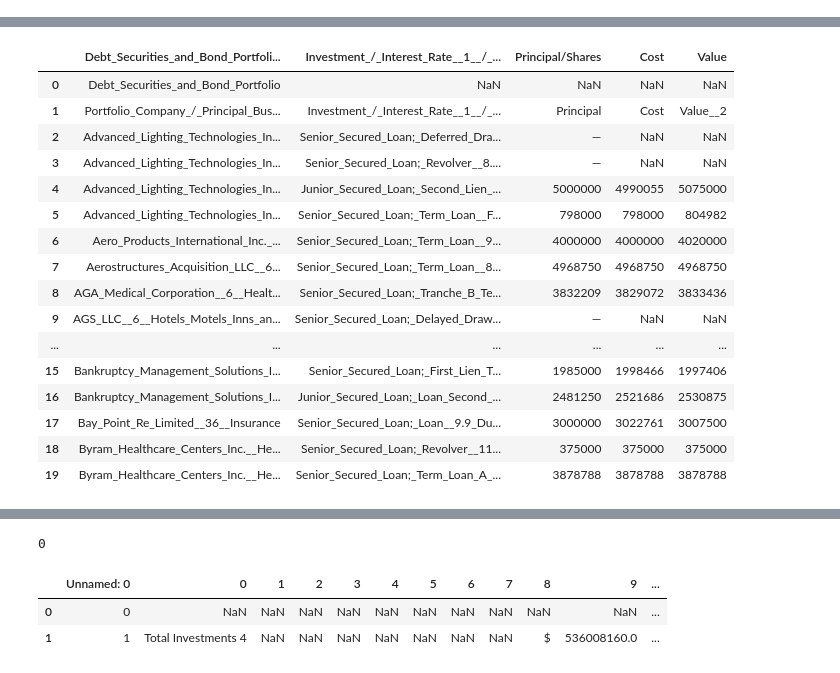
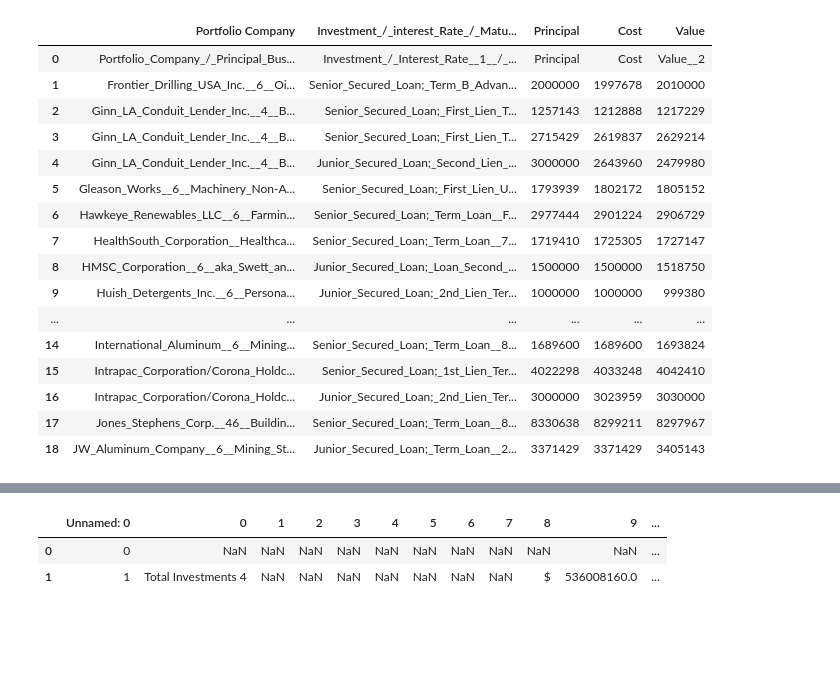
Before and after one commit to Coffee-Code-Philly-Accelerator/sec_filings, a Jupyter notebook: 1372807/debugging.ipynb, the cells around one changed output, grey strips where cells are left out. Cells and saved outputs as stored; diff of their text form; code cells hidden in the pictures; blank space fills up the shorter version.

```diff
--- a/1372807/debugging.ipynb
+++ b/1372807/debugging.ipynb
@@ -230,7 +230,6 @@ def remove_row_duplicates(row:pd.Series)->pd.Series:
     return pd.Series(out)
 
 
-
 def _clean(
     file_path:str,
     except_rows:str,
@@ -288,7 +287,7 @@ def main()->None:
     for qtr in qtrs:
         if '.csv' in qtr or not os.path.exists(os.path.join(qtr,f'Schedule_of_Investments_0.csv')):
             continue
-        qtr = '2007-06-30'
+        # qtr = '2007-06-30'
         # logger.info(qtr)
         display(qtr)
         index_list_sum = i = 0
@@ -300,7 +299,8 @@ def main()->None:
         # soi_files = [f for f in soi_files] # if f not in ex]
         if len(soi_files) == 0:
             continue
-        df,merged_pair_idxs = _clean(soi_files[i],except_rows=ex_rows,merged_pair_idxs={})
+        merged_pair_idxs = ex.get(soi_files[i],{})
+        df,merged_pair_idxs = _clean(soi_files[i],except_rows=ex_rows,merged_pair_idxs=merged_pair_idxs)
 
         index_list = df.apply(
             lambda row:row.astype(str).str.contains(stopping_criterion(qtr), case=False, na=False).any(),
@@ -336,7 +336,7 @@ def main()->None:
         columns_to_drop = date_final.notna().sum() <= 2
         date_final.drop(columns=columns_to_drop[columns_to_drop].index)
         date_final.to_csv(os.path.join(qtr,'output',f'{qtr}.csv'),index=False)
-        break
+        # break
 
     # Use glob to find files
     files = sorted(glob.glob(f'*/output/*.csv'), key=extract_date)
@@ -346,10 +346,7 @@ def main()->None:
     single_truth.drop(columns=single_truth.columns[['Unnamed' in col for col in single_truth.columns]],inplace=True)
     single_truth.to_csv(f'{cik}_soi_table.csv',index=False)
 
-warnings.simplefilter(action='ignore', category=FutureWarning)
-cik = 1372807
-# logger = init_logger(cik)
-# logger.info(cik)
+
 def exceptions()->dict:
     return {
         '2006-12-31/Schedule_of_Investments_1.csv':dict(),
@@ -455,8 +452,20 @@ def exceptions()->dict:
         '2009-06-30/Schedule_of_Investments_38.csv':dict(),
         '2009-06-30/Schedule_of_Investments_14.csv':dict(),
         '2021-12-31/Schedule_of_Investments_5.csv':dict(),
-        '2021-12-31/Schedule_of_Investments_6.csv':dict()
+        '2021-12-31/Schedule_of_Investments_6.csv':dict(),
+        '2007-06-30/Schedule_of_Investments_0.csv':{
+            'Portfolio Company': np.array([ True]+[False]*8),
+            'Investment_/_interest_Rate_/_Maturity': np.array([False,True]+[False]*7),
+            'Principal':np.array([False,False,True]+[False]*6),
+            'Cost':np.array([False,False,False,True]+[False]*5),
+            'Value':np.array([False]*4+[True]+[False]*4)
+        }
     }
 
+
+warnings.simplefilter(action='ignore', category=FutureWarning)
+cik = 1372807
+# logger = init_logger(cik)
+# logger.info(cik)
 main()
 # %% [output]
@@ -473,7 +489,7 @@ WARNING:root:Applied processor reduces input query to empty string, all comparis
 # %%
 import pandas as pd
 
-file_path = r'2007-06-30/Schedule_of_Investments_0.csv'
+file_path = r'2007-06-30/Schedule_of_Investments_2.csv'
 
 
 
@@ -556,34 +572,55 @@ def _clean(
     df,merge_pair_idxs = merge_duplicate_columns(df,merged_pair_idxs=merged_pair_idxs)
     duplicate_idx = df.apply(lambda row:row[pd.to_numeric(row,errors='coerce').isna()].duplicated().sum() > 1 ,axis=1)
     clean_rows = df.loc[duplicate_idx].apply(remove_row_duplicates, axis=1).reset_index(drop=True)
     j = 0
     # display(clean_rows)
     for i,flag in enumerate(duplicate_idx):
         if not flag:
             continue
         df.iloc[i,:] = clean_rows.loc[j,:].tolist()
         j += 1
     df.replace([''],np.nan,regex=True,inplace=True) #':','$','%'
     df.dropna(axis=1,how='all',inplace=True)
 
     columns = (~df.isna()).sum(axis=0) < (4  if df.shape[0] > 12 else 2 if df.shape[0] == 4 else 0)
     df = df.drop(columns=df.columns[columns])
     return df.reset_index(drop=True),merge_pair_idxs
 
 
-# merged_pair_idxs = {
-#             'Portfolio Company': np.array([ True]+[False]*12),
-#         }
-merged_pair_idxs = {}
+merged_pair_idxs = {
+            'Portfolio Company': np.array([ True]+[False]*8),
+            'Investment_/_interest_Rate_/_Maturity': np.array([False,True]+[False]*7),
+            'Principal':np.array([False,False,True]+[False]*6),
+            'Cost':np.array([False,False,False,True]+[False]*5),
+            'Value':np.array([False]*4+[True]+[False]*4)
+        }
+# merged_pair_idxs = {}
 ex = exceptions()
 ex_rows = '|'.join(except_rows())
 df,merged_pair_idxs = _clean(file_path,except_rows=ex_rows,merged_pair_idxs=merged_pair_idxs)
 display(df)
 display(merged_pair_idxs)
 index_list = df.apply(
     lambda row:row.astype(str).str.contains(stopping_criterion(None), case=False, na=False).any(),
     axis=1
 )
 index_list_sum = index_list.sum()
 index_list_sum
 # %% [output]
+|  | Portfolio Company | Investment_/_interest_Rate_/_Matu... | Principal | Cost | Value |
+| 0 | Portfolio_Company_/_Principal_Bus... | Investment_/_Interest_Rate__1__/_... | Principal | Cost | Value__2 |
+| 1 | Frontier_Drilling_USA_Inc.__6__Oi... | Senior_Secured_Loan;_Term_B_Advan... | 2000000 | 1997678 | 2010000 |
+| 2 | Ginn_LA_Conduit_Lender_Inc.__4__B... | Senior_Secured_Loan;_First_Lien_T... | 1257143 | 1212888 | 1217229 |
+| 3 | Ginn_LA_Conduit_Lender_Inc.__4__B... | Senior_Secured_Loan;_First_Lien_T... | 2715429 | 2619837 | 2629214 |
+| 4 | Ginn_LA_Conduit_Lender_Inc.__4__B... | Junior_Secured_Loan;_Second_Lien_... | 3000000 | 2643960 | 2479980 |
+| 5 | Gleason_Works__6__Machinery_Non-A... | Senior_Secured_Loan;_First_Lien_U... | 1793939 | 1802172 | 1805152 |
+| 6 | Hawkeye_Renewables_LLC__6__Farmin... | Senior_Secured_Loan;_Term_Loan__F... | 2977444 | 2901224 | 2906729 |
+| 7 | HealthSouth_Corporation__Healthca... | Senior_Secured_Loan;_Term_Loan__7... | 1719410 | 1725305 | 1727147 |
+| 8 | HMSC_Corporation__6__aka_Swett_an... | Junior_Secured_Loan;_Loan_Second_... | 1500000 | 1500000 | 1518750 |
+| 9 | Huish_Detergents_Inc.__6__Persona... | Junior_Secured_Loan;_2nd_Lien_Ter... | 1000000 | 1000000 | 999380 |
+| ... | ... | ... | ... | ... | ... |
+| 14 | International_Aluminum__6__Mining... | Senior_Secured_Loan;_Term_Loan__8... | 1689600 | 1689600 | 1693824 |
+| 15 | Intrapac_Corporation/Corona_Holdc... | Senior_Secured_Loan;_1st_Lien_Ter... | 4022298 | 4033248 | 4042410 |
+| 16 | Intrapac_Corporation/Corona_Holdc... | Junior_Secured_Loan;_2nd_Lien_Ter... | 3000000 | 3023959 | 3030000 |
+| 17 | Jones_Stephens_Corp.__46__Buildin... | Senior_Secured_Loan;_Term_Loan__8... | 8330638 | 8299211 | 8297967 |
+| 18 | JW_Aluminum_Company__6__Mining_St... | Junior_Secured_Loan;_Term_Loan__2... | 3371429 | 3371429 | 3405143 |
@@ -594,17 +631,0 @@ WARNING:root:Applied processor reduces input query to empty string, all comparis
-|  | Debt_Securities_and_Bond_Portfoli... | Investment_/_Interest_Rate__1__/_... | Principal/Shares | Cost | Value |
-| 0 | Debt_Securities_and_Bond_Portfolio | NaN | NaN | NaN | NaN |
-| 1 | Portfolio_Company_/_Principal_Bus... | Investment_/_Interest_Rate__1__/_... | Principal | Cost | Value__2 |
-| 2 | Advanced_Lighting_Technologies_In... | Senior_Secured_Loan;_Deferred_Dra... | — | NaN | NaN |
-| 3 | Advanced_Lighting_Technologies_In... | Senior_Secured_Loan;_Revolver__8.... | — | NaN | NaN |
-| 4 | Advanced_Lighting_Technologies_In... | Junior_Secured_Loan;_Second_Lien_... | 5000000 | 4990055 | 5075000 |
-| 5 | Advanced_Lighting_Technologies_In... | Senior_Secured_Loan;_Term_Loan__F... | 798000 | 798000 | 804982 |
-| 6 | Aero_Products_International_Inc._... | Senior_Secured_Loan;_Term_Loan__9... | 4000000 | 4000000 | 4020000 |
-| 7 | Aerostructures_Acquisition_LLC__6... | Senior_Secured_Loan;_Term_Loan__8... | 4968750 | 4968750 | 4968750 |
-| 8 | AGA_Medical_Corporation__6__Healt... | Senior_Secured_Loan;_Tranche_B_Te... | 3832209 | 3829072 | 3833436 |
-| 9 | AGS_LLC__6__Hotels_Motels_Inns_an... | Senior_Secured_Loan;_Delayed_Draw... | — | NaN | NaN |
-| ... | ... | ... | ... | ... | ... |
-| 15 | Bankruptcy_Management_Solutions_I... | Senior_Secured_Loan;_First_Lien_T... | 1985000 | 1998466 | 1997406 |
-| 16 | Bankruptcy_Management_Solutions_I... | Junior_Secured_Loan;_Loan_Second_... | 2481250 | 2521686 | 2530875 |
-| 17 | Bay_Point_Re_Limited__36__Insurance | Senior_Secured_Loan;_Loan__9.9_Du... | 3000000 | 3022761 | 3007500 |
-| 18 | Byram_Healthcare_Centers_Inc.__He... | Senior_Secured_Loan;_Revolver__11... | 375000 | 375000 | 375000 |
-| 19 | Byram_Healthcare_Centers_Inc.__He... | Senior_Secured_Loan;_Term_Loan_A_... | 3878788 | 3878788 | 3878788 |
@@ -617,4 +633,3 @@ WARNING:root:Applied processor reduces input query to empty string, all comparis
-0
 # %%
 ex.get('2009-12-31/Schedule_of_Investments_12.csv')
 # %%
```
Also changed, not shown: parts of 2 cells of this notebook, 1 other file.
